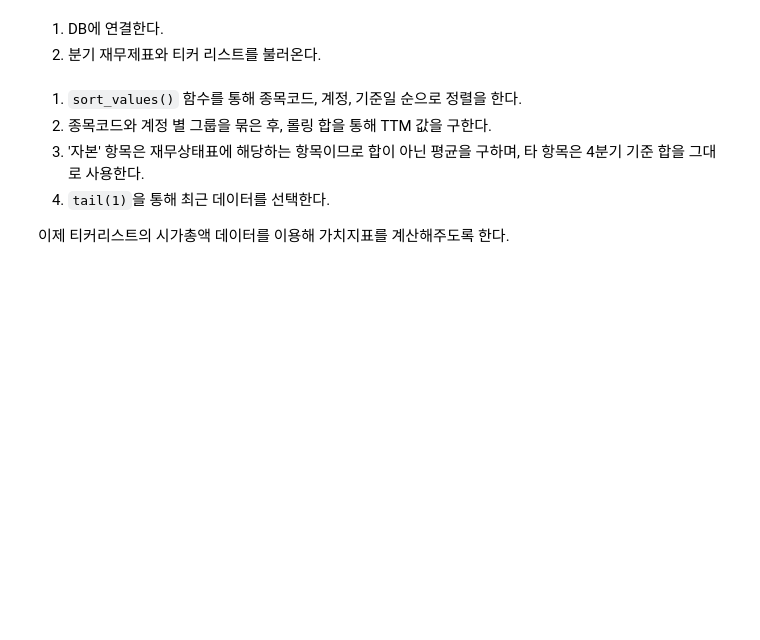
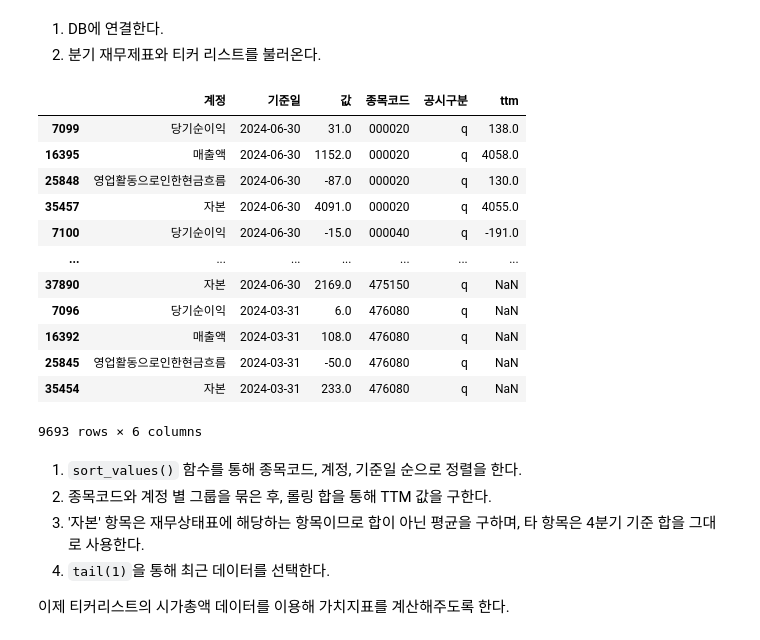
Before and after one commit to JaehwanKim00/stock_trading, a Jupyter notebook: data_korea.ipynb, the cells around one changed output. Saved outputs shown, nothing was run; the diff lists cells and outputs as text; code cells hidden in the pictures; blank space fills up the shorter version.

```diff
--- a/data_korea.ipynb
+++ b/data_korea.ipynb
@@ -1628,6 +1628,22 @@ kor_fs['ttm'] = kor_fs.groupby(['종목코드', '계정'], as_index=False)['값'
 kor_fs['ttm'] = np.where(kor_fs['계정'] == '자본', kor_fs['ttm'] / 4,
                          kor_fs['ttm'])
 kor_fs = kor_fs.groupby(['계정', '종목코드']).tail(1)
+# %%
+kor_fs
+# %% [output]
+|  | 계정 | 기준일 | 값 | 종목코드 | 공시구분 | ttm |
+| 7099 | 당기순이익 | 2024-06-30 | 31.0 | 000020 | q | 138.0 |
+| 16395 | 매출액 | 2024-06-30 | 1152.0 | 000020 | q | 4058.0 |
+| 25848 | 영업활동으로인한현금흐름 | 2024-06-30 | -87.0 | 000020 | q | 130.0 |
+| 35457 | 자본 | 2024-06-30 | 4091.0 | 000020 | q | 4055.0 |
+| 7100 | 당기순이익 | 2024-06-30 | -15.0 | 000040 | q | -191.0 |
+| ... | ... | ... | ... | ... | ... | ... |
+| 37890 | 자본 | 2024-06-30 | 2169.0 | 475150 | q | NaN |
+| 7096 | 당기순이익 | 2024-03-31 | 6.0 | 476080 | q | NaN |
+| 16392 | 매출액 | 2024-03-31 | 108.0 | 476080 | q | NaN |
+| 25845 | 영업활동으로인한현금흐름 | 2024-03-31 | -50.0 | 476080 | q | NaN |
+| 35454 | 자본 | 2024-03-31 | 233.0 | 476080 | q | NaN |
+9693 rows × 6 columns
 # %% [markdown]
 1. `sort_values()` 함수를 통해 종목코드, 계정, 기준일 순으로 정렬을 한다.
 2. 종목코드와 계정 별 그룹을 묶은 후, 롤링 합을 통해 TTM 값을 구한다.
```
Also changed, not shown: parts of 4 cells of this notebook.
